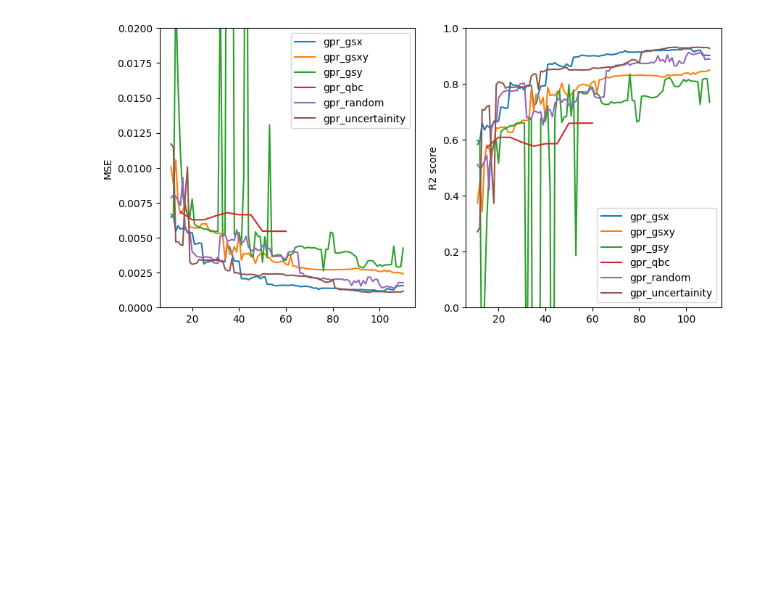
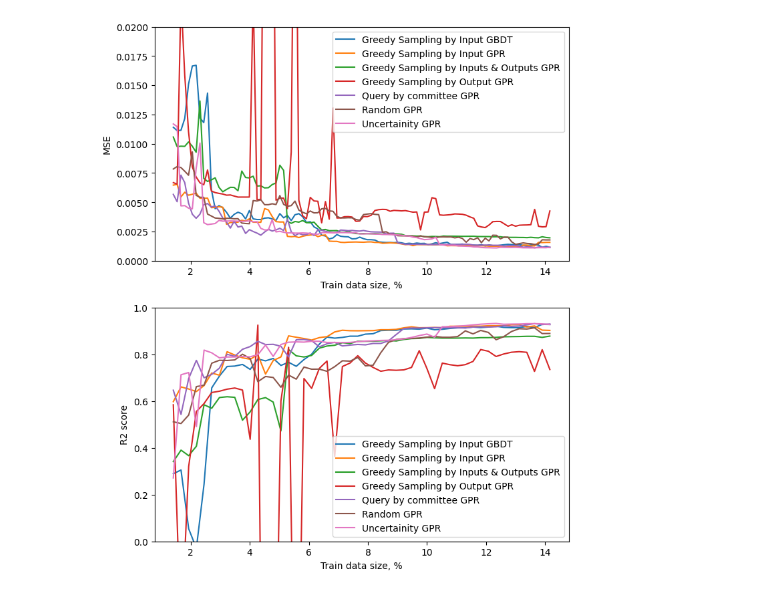
Before and after one commit to favead/UBendLossCoefficientAutoDetermenition, a Jupyter notebook: notebooks/vis.ipynb, the cells around one changed output. Cells and saved outputs as stored; diff of their text form; code cells hidden in the pictures; blank space fills up the shorter version.

Commit message:
Add name encoder for visualization

```diff
--- a/notebooks/vis.ipynb
+++ b/notebooks/vis.ipynb
@@ -8,3 +10,6 @@ import pandas as pd
+# %%
+train_data_dim = pd.read_csv("../data/processed/norm_train.csv")
+train_data_dim = train_data_dim.shape[0]
 # %%
 params = {}
 table_name = "estimation_info.csv"
@@ -17,17 +22,37 @@ for folder_name in glob.glob(str(Path("../artifacts/*"))):
+# %%
+name_encoder = {
+    "gb_gsx": "Greedy Sampling by Input GBDT",
+    "gpr_gsx": "Greedy Sampling by Input GPR",
+    "gpr_gsy": "Greedy Sampling by Output GPR",
+    "gpr_gsxy": "Greedy Sampling by Inputs & Outputs GPR",
+    "gpr_qbc_uncertainity": "Query by committee GPR",
+    "gpr_random": "Random GPR",
+    "gpr_uncertainity": "Uncertainity GPR",
+}
 # %%
-fig, axs = plt.subplots(1, 2)
-fig.set_figwidth(10)
-fig.set_figheight(5)
+fig, axs = plt.subplots(2, 1)
+fig.set_figwidth(8)
+fig.set_figheight(10)
 
 for type, metrics in params.items():
-    axs[1].plot(metrics['n_points'], metrics['r2'], label=type)
-    axs[0].plot(metrics['n_points'], metrics['mse'], label=type)
+    label = name_encoder.get(type)
+    percent_of_data = [i / train_data_dim * 100 for i in metrics["n_points"]]
+    # percent_of_data = int((metrics['n_points'] / train_data_dim) * 100)
+    x_sm = np.array(percent_of_data)
+    y_sm1 = np.array(metrics["r2"])
+    X_Y_spline = make_interp_spline(percent_of_data, metrics["r2"])
+    X_ = np.linspace(x_sm.min(), x_sm.max(), 50)
+    Y_ = X_Y_spline(X_)
+    axs[1].plot(X_, Y_, label=label)
+    axs[0].plot(percent_of_data, metrics["mse"], label=label)
 axs[0].legend()
 axs[0].set_ylim(0.0, 0.02)
 axs[0].set_ylabel("MSE")
 axs[1].legend()
 axs[1].set_ylim(0.0, 1.0)
 axs[1].set_ylabel("R2 score")
+axs[0].set_xlabel("Train data size, %")
+axs[1].set_xlabel("Train data size, %")
 plt.show()
 # %% [output]
-[figure, old version]
+[figure, new version]
```
Also changed, not shown: parts of 2 cells of this notebook.
